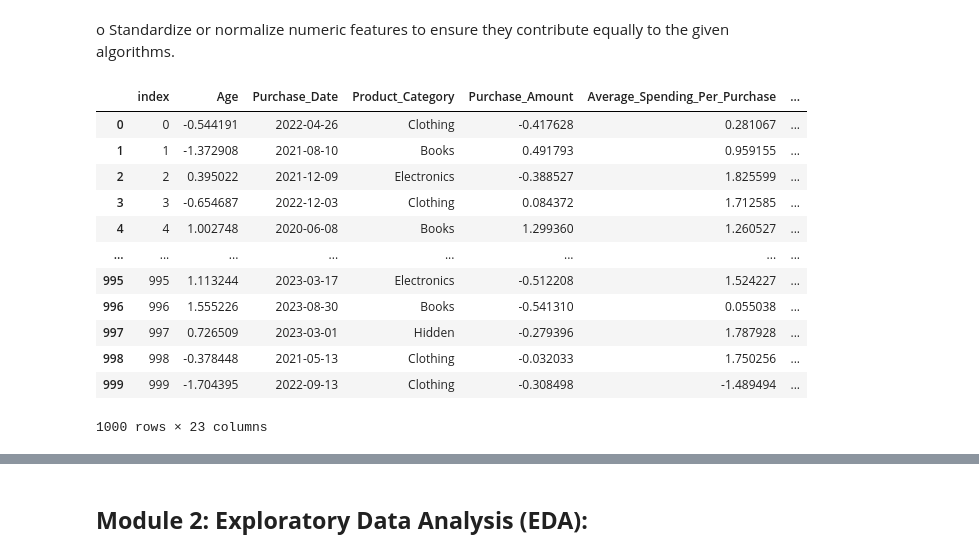
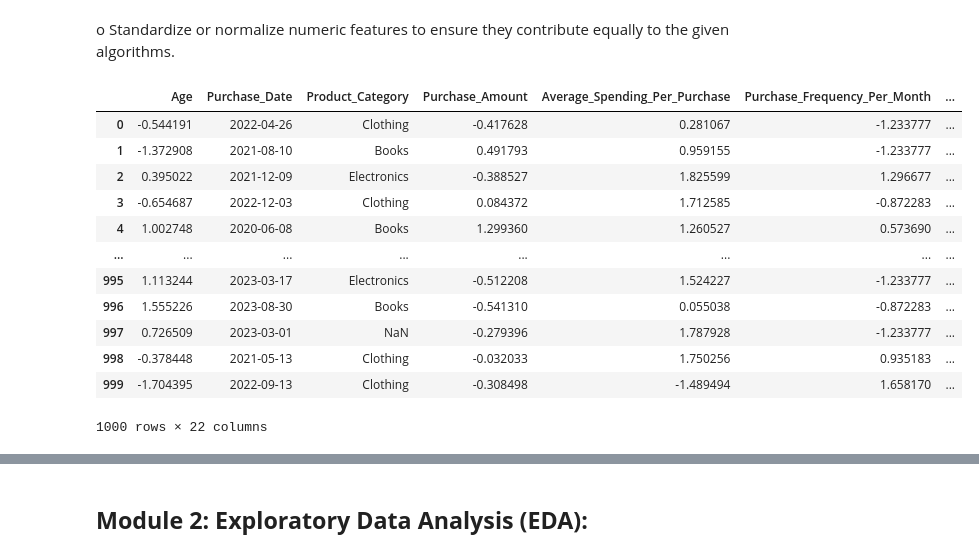
Before and after one commit to ApatheticMioz/electronics-sales-analysis-ml, a Jupyter notebook: project.ipynb, the cells around one changed output, grey strips where cells are left out. Saved outputs shown, nothing was run; the diff lists cells and outputs as text; code cells hidden in the pictures.

```diff
--- a/project.ipynb
+++ b/project.ipynb
@@ -328,8 +328,6 @@ dtype: int64
 df['Month'].isnull().sum()
 # %% [output]
 0
-# %%
-df = df.reset_index()
 # %%
 df.head(10)
 # %% [output]
@@ -570,31 +567,31 @@ the given algorithms.
 # %%
 columns_to_standardize = ['Age', 'Purchase_Amount', 'Average_Spending_Per_Purchase',
                        'Purchase_Frequency_Per_Month', 'Brand_Affinity_Score', 'Month', 'Year',
                        'Days']
 
-# columns_to_standardize = df_encoded.select_dtypes(include=['int64', 'float64']).columns
+columns_to_standardize = df_encoded.select_dtypes(include=['int64', 'float64']).columns
 scaler = StandardScaler()
 
 Scaled_df = df_encoded.copy()
 Scaled_df[columns_to_standardize] = scaler.fit_transform(Scaled_df[columns_to_standardize])
 
 KMeans_df = Scaled_df.copy()
 MLRM_df = Scaled_df.copy()
 
 # MLRM_df = df_encoded.copy()
 
 Scaled_df
 # %% [output]
-|  | index | Age | Purchase_Date | Product_Category | Purchase_Amount | Average_Spending_Per_Purchase | ... |
-| 0 | 0 | -0.544191 | 2022-04-26 | Clothing | -0.417628 | 0.281067 | ... |
-| 1 | 1 | -1.372908 | 2021-08-10 | Books | 0.491793 | 0.959155 | ... |
-| 2 | 2 | 0.395022 | 2021-12-09 | Electronics | -0.388527 | 1.825599 | ... |
-| 3 | 3 | -0.654687 | 2022-12-03 | Clothing | 0.084372 | 1.712585 | ... |
-| 4 | 4 | 1.002748 | 2020-06-08 | Books | 1.299360 | 1.260527 | ... |
+|  | Age | Purchase_Date | Product_Category | Purchase_Amount | Average_Spending_Per_Purchase | Purchase_Frequency_Per_Month | ... |
+| 0 | -0.544191 | 2022-04-26 | Clothing | -0.417628 | 0.281067 | -1.233777 | ... |
+| 1 | -1.372908 | 2021-08-10 | Books | 0.491793 | 0.959155 | -1.233777 | ... |
+| 2 | 0.395022 | 2021-12-09 | Electronics | -0.388527 | 1.825599 | 1.296677 | ... |
+| 3 | -0.654687 | 2022-12-03 | Clothing | 0.084372 | 1.712585 | -0.872283 | ... |
+| 4 | 1.002748 | 2020-06-08 | Books | 1.299360 | 1.260527 | 0.573690 | ... |
 | ... | ... | ... | ... | ... | ... | ... | ... |
-| 995 | 995 | 1.113244 | 2023-03-17 | Electronics | -0.512208 | 1.524227 | ... |
-| 996 | 996 | 1.555226 | 2023-08-30 | Books | -0.541310 | 0.055038 | ... |
-| 997 | 997 | 0.726509 | 2023-03-01 | Hidden | -0.279396 | 1.787928 | ... |
-| 998 | 998 | -0.378448 | 2021-05-13 | Clothing | -0.032033 | 1.750256 | ... |
-| 999 | 999 | -1.704395 | 2022-09-13 | Clothing | -0.308498 | -1.489494 | ... |
+| 995 | 1.113244 | 2023-03-17 | Electronics | -0.512208 | 1.524227 | -1.233777 | ... |
+| 996 | 1.555226 | 2023-08-30 | Books | -0.541310 | 0.055038 | -0.872283 | ... |
+| 997 | 0.726509 | 2023-03-01 | NaN | -0.279396 | 1.787928 | -1.233777 | ... |
+| 998 | -0.378448 | 2021-05-13 | Clothing | -0.032033 | 1.750256 | 0.935183 | ... |
+| 999 | -1.704395 | 2022-09-13 | Clothing | -0.308498 | -1.489494 | 1.658170 | ... |
-1000 rows × 23 columns
+1000 rows × 22 columns
```
Also changed, not shown: parts of 20 cells of this notebook.
